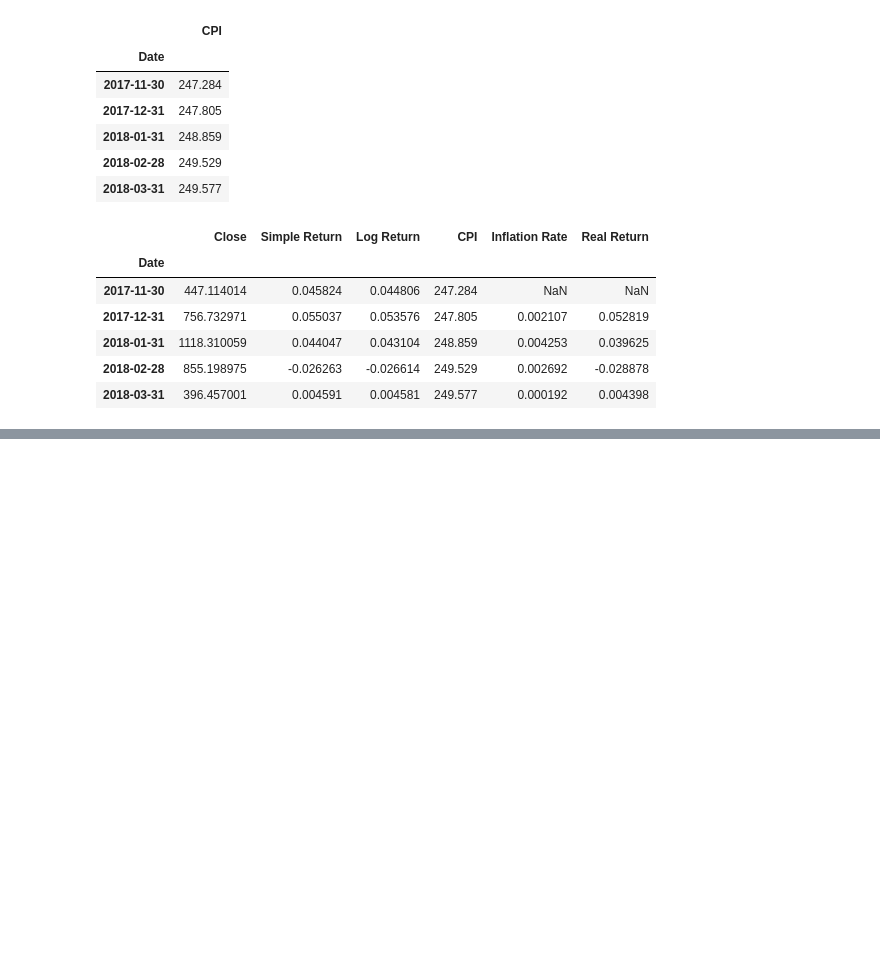
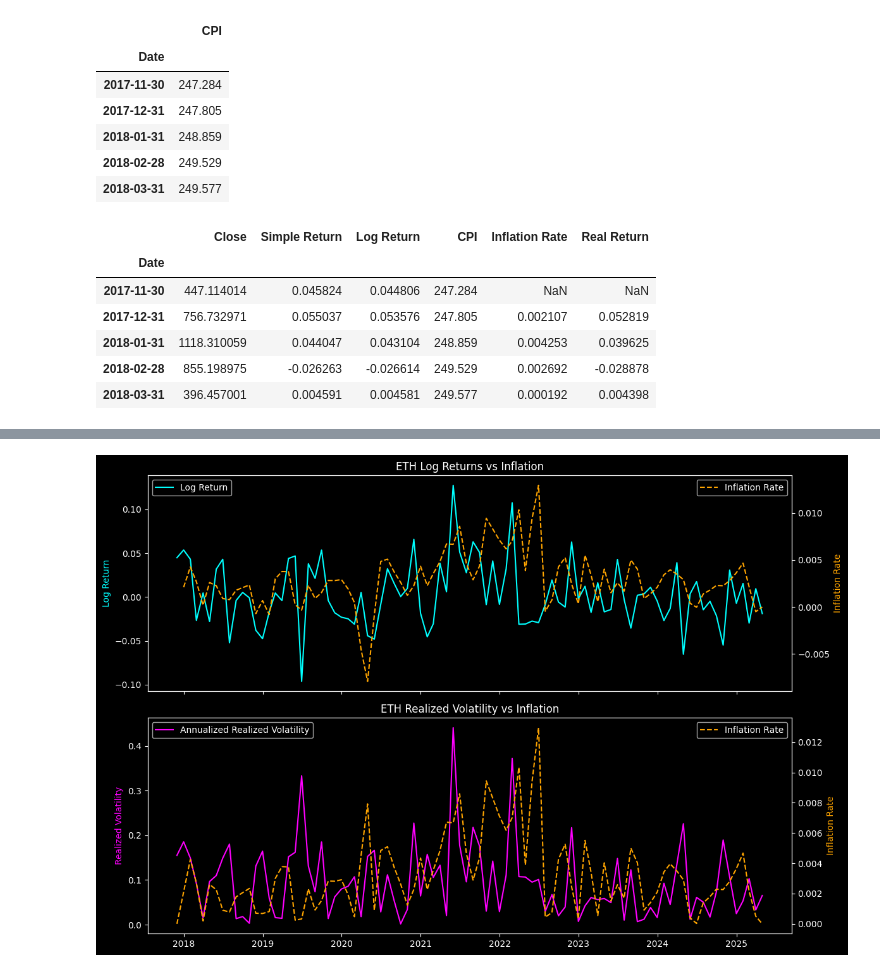
Before and after one commit to CGFS93/Ethereum-Data-Analysis, a Jupyter notebook: eth-eda.ipynb, the cells around one changed output, grey strips where cells are left out. Drawn from its saved outputs; the diff is of its cells as text; code cells hidden in the pictures; blank space fills up the shorter version.

```diff
--- a/eth-eda.ipynb
+++ b/eth-eda.ipynb
@@ -83,3 +84,14 @@ df_monthly.head()
 | 2018-01-31 | 1118.310059 | 0.044047 | 0.043104 | 248.859 | 0.004253 | 0.039625 |
 | 2018-02-28 | 855.198975 | -0.026263 | -0.026614 | 249.529 | 0.002692 | -0.028878 |
 | 2018-03-31 | 396.457001 | 0.004591 | 0.004581 | 249.577 | 0.000192 | 0.004398 |
+# %%
+def realize_volatility(x):
+    return np.sqrt(np.sum(x**2))
+# %%
+df_rv = (
+    df_monthly.groupby(pd.Grouper(freq='M'))
+    .apply(realize_volatility)
+    .rename(columns={'Log Return': 'Realized Volatility'})
+)
+
+df_rv.head()
@@ -85,0 +106,4 @@ df_monthly.head()
+# %%
+df_rv["Anual Realized Volatility"] = df_rv["Realized Volatility"] * np.sqrt(12)
+
+df_rv.head()
@@ -85,0 +118,38 @@ df_monthly.head()
+# %%
+# Optional dark mode
+plt.style.use('dark_background')
+
+fig, ax = plt.subplots(2, 1, sharex=True, figsize=(12, 8))
+
+# Subplot 1: Log Returns + Inflation
+ax[0].plot(df_monthly.index, df_monthly['Log Return'], color='cyan', label='Log Return')
+ax0_twin = ax[0].twinx()
+ax0_twin.plot(df_monthly.index, df_monthly['Inflation Rate'], color='orange', linestyle='--', label='Inflation Rate')
+
+ax[0].set_title("ETH Log Returns vs Inflation")
+ax[0].set_ylabel("Log Return", color='cyan')
+ax0_twin.set_ylabel("Inflation Rate", color='orange')
+
+# Legends
+ax[0].legend(loc='upper left')
+ax0_twin.legend(loc='upper right')
+
+# Subplot 2: Realized Volatility + Inflation
+ax[1].plot(df_rv.index, df_rv['Anual Realized Volatility'], color='magenta', label='Annualized Realized Volatility')
+ax1_twin = ax[1].twinx()
+ax1_twin.plot(df_rv.index, df_rv['Inflation Rate'], color='orange', linestyle='--', label='Inflation Rate')
+
+ax[1].set_title("ETH Realized Volatility vs Inflation")
+ax[1].set_ylabel("Realized Volatility", color='magenta')
+ax1_twin.set_ylabel("Inflation Rate", color='orange')
+
+# Legends
+ax[1].legend(loc='upper left')
+ax1_twin.legend(loc='upper right')
+
+# Shared settings
+plt.xlabel("Date")
+plt.tight_layout()
+plt.show()
+# %% [output]
+[figure, added]
```
Also changed, not shown: parts of 3 cells of this notebook, 1 other file.
